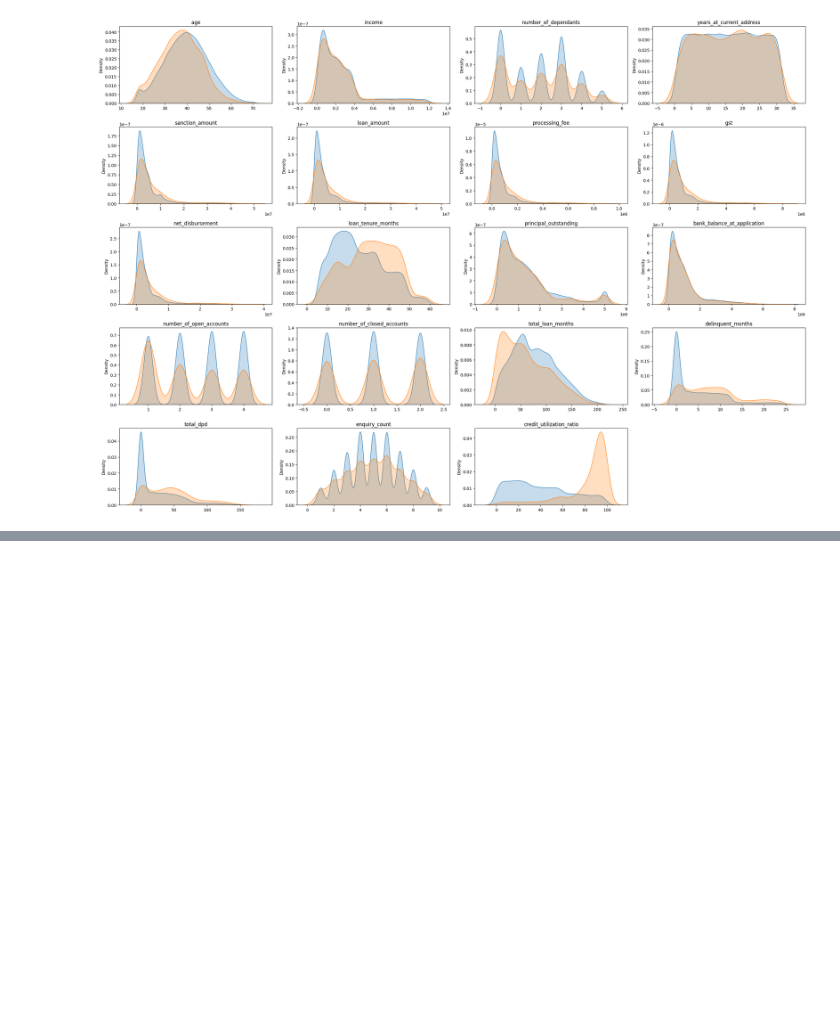
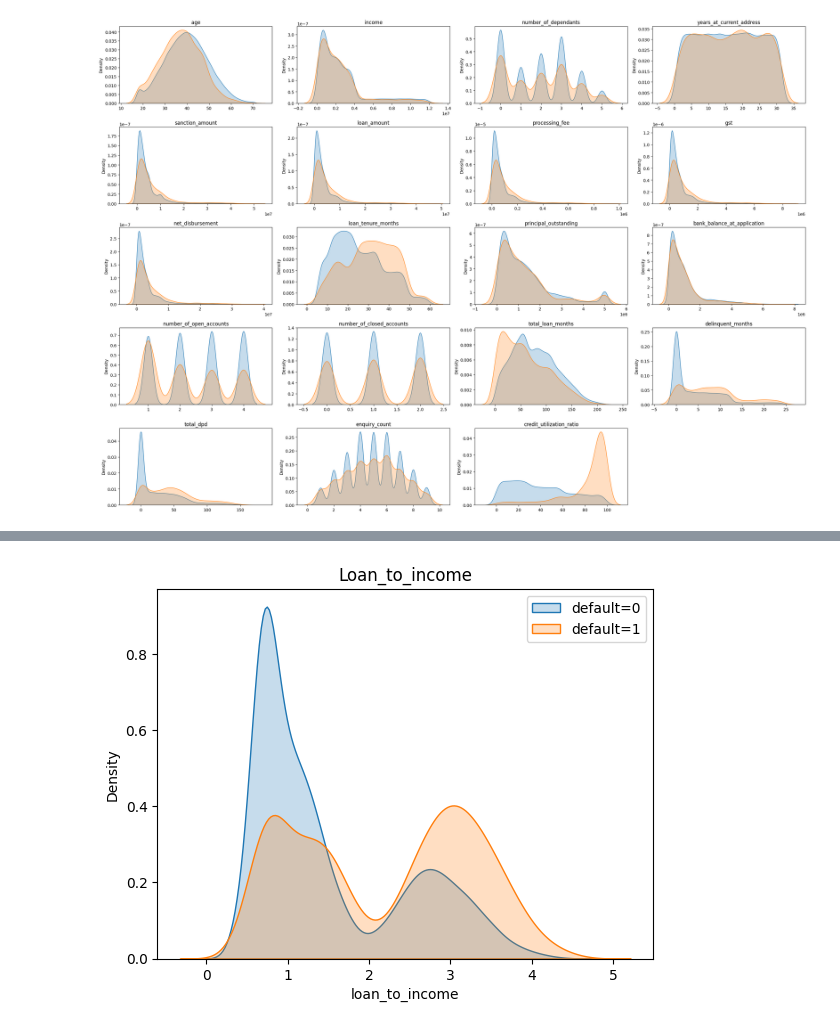
Before and after one commit to ayush-singhgit/Credit_risk_score, a Jupyter notebook: DataSet_processing.ipynb, the cells around one changed output, grey strips where cells are left out. Cells and saved outputs as stored; diff of their text form; code cells hidden in the pictures; blank space fills up the shorter version.

```diff
--- a/DataSet_processing.ipynb
+++ b/DataSet_processing.ipynb
@@ -630,0 +633,3 @@ plt.show()
+# %%
+df_train_1["loan_to_income"]=round(df_train_1["loan_amount"]/df_train_1["income"],2)
+df_train_1["loan_to_income"]
@@ -630,0 +649,9 @@ plt.show()
+# %%
+
+sns.kdeplot(df_train_1["loan_to_income"][df_train_1['default']==0], fill=True, label='default=0')
+sns.kdeplot(df_train_1["loan_to_income"][df_train_1['default']==1], fill=True, label='default=1')
+plt.title("Loan_to_income")
+plt.legend()
+plt.show()
+# %% [output]
+[figure, added]
```
Also changed, not shown: parts of 25 cells of this notebook.
